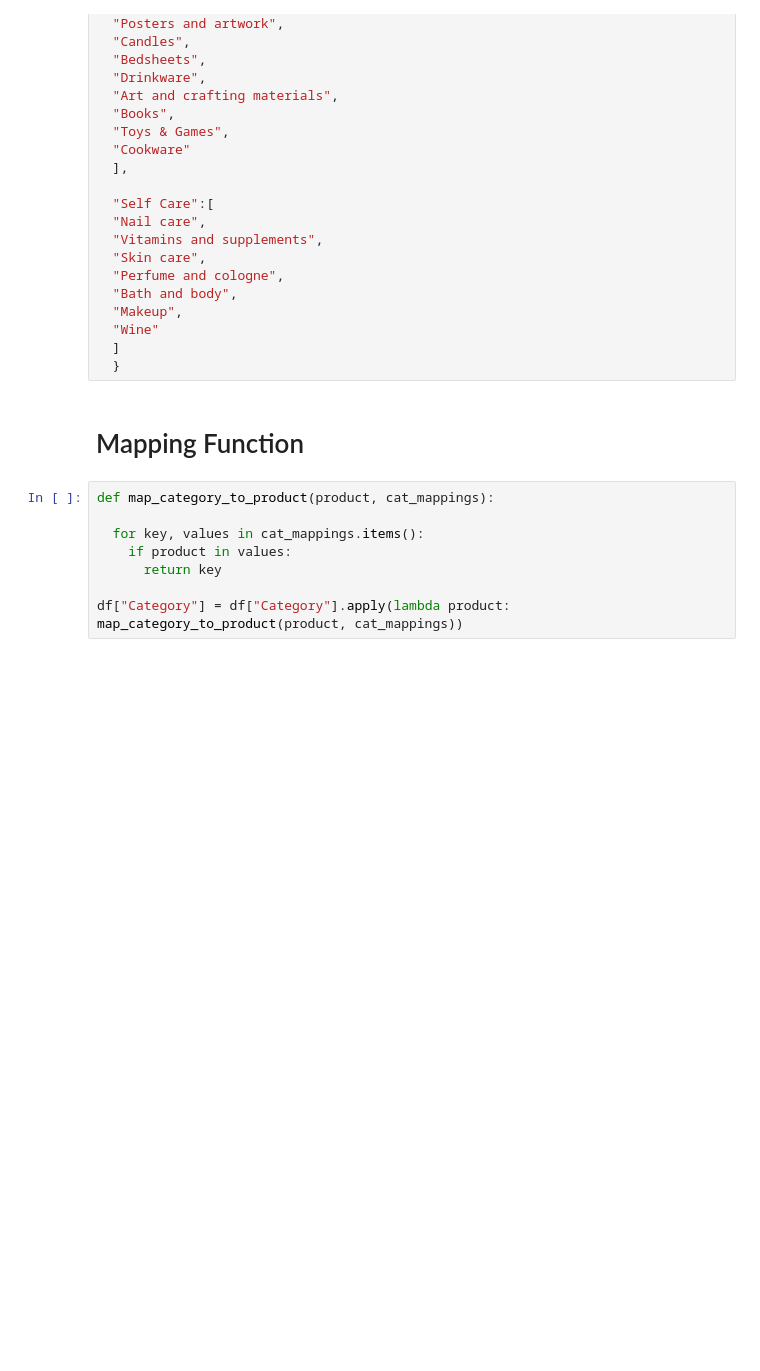
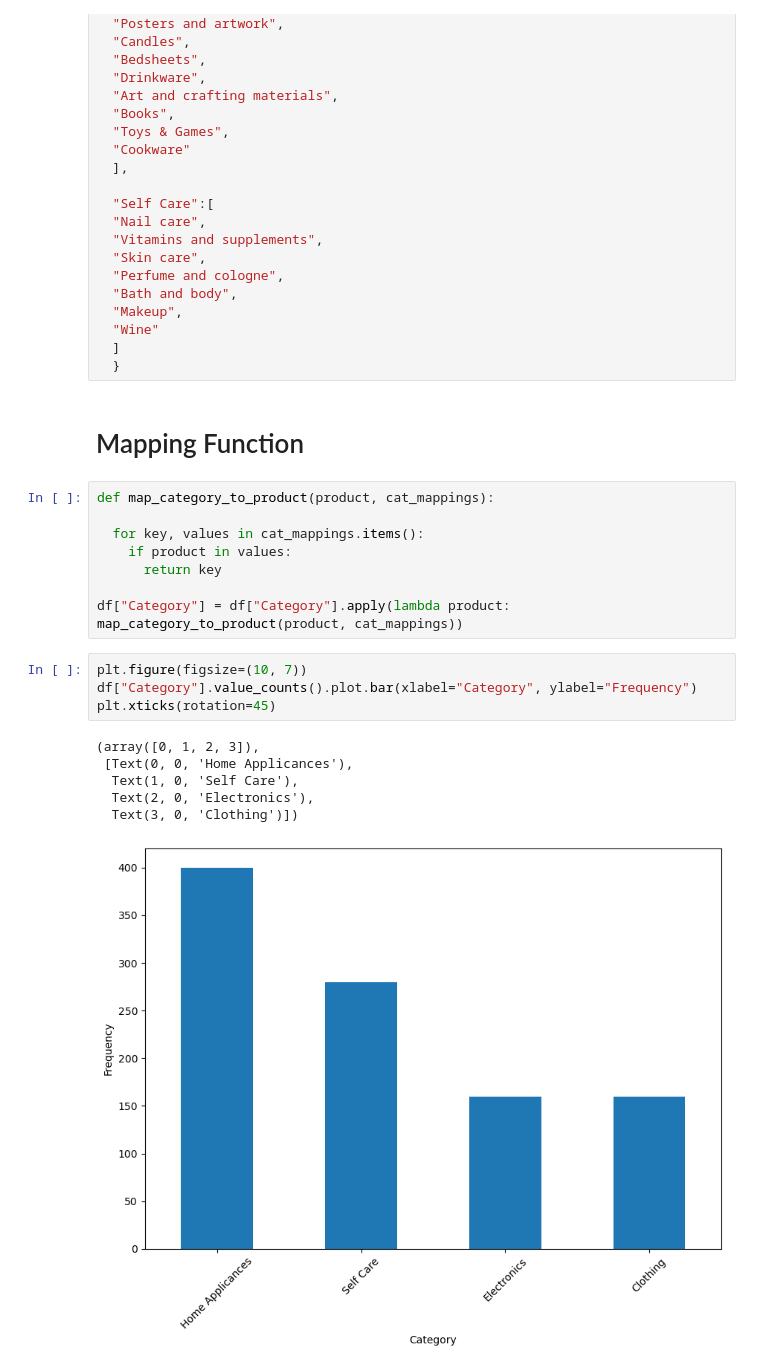
Before and after one commit to MaukanMir/E-Commerce-Analysis, a Jupyter notebook: training.ipynb, the cells around one changed output. Saved outputs shown, nothing was run; the diff lists cells and outputs as text; blank space fills up the shorter version.

```diff
--- a/training.ipynb
+++ b/training.ipynb
@@ -357,3 +357,14 @@ def map_category_to_product(product, cat_mappings):
       return key
 
 df["Category"] = df["Category"].apply(lambda product: map_category_to_product(product, cat_mappings))
+# %%
+plt.figure(figsize=(10, 7))
+df["Category"].value_counts().plot.bar(xlabel="Category", ylabel="Frequency")
+plt.xticks(rotation=45)
+# %% [output]
+(array([0, 1, 2, 3]),
+ [Text(0, 0, 'Home Applicances'),
+  Text(1, 0, 'Self Care'),
+  Text(2, 0, 'Electronics'),
+  Text(3, 0, 'Clothing')])
+[figure, added]
```
